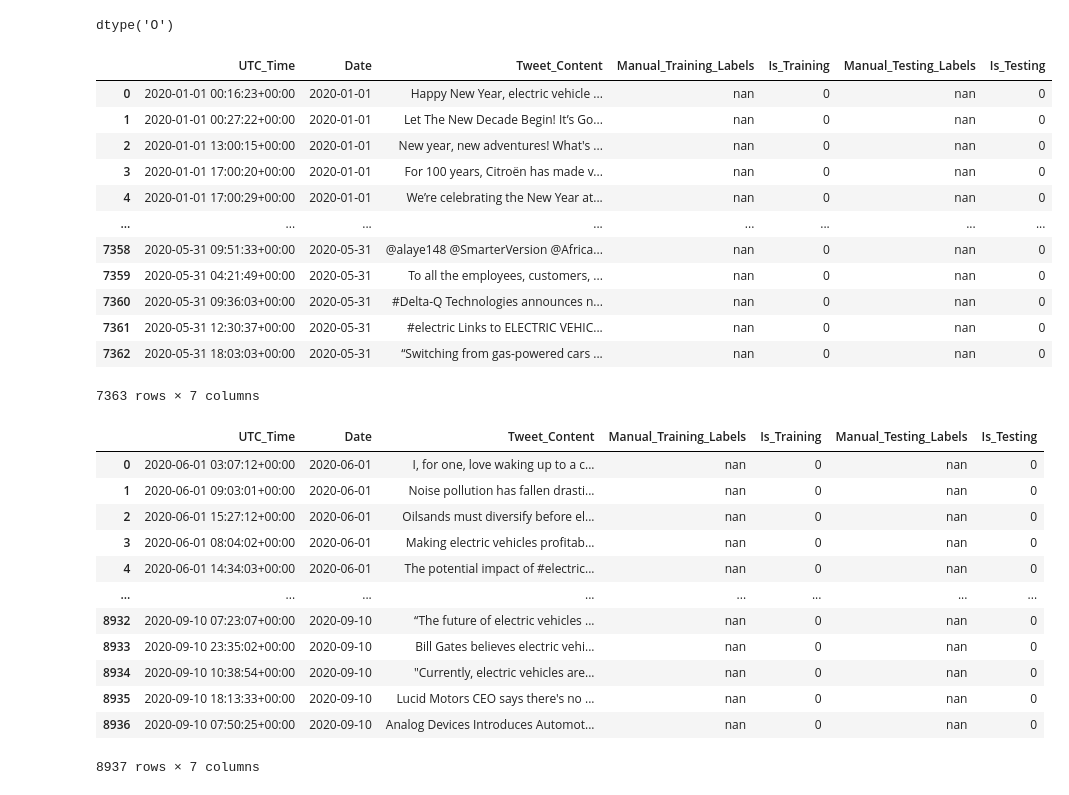
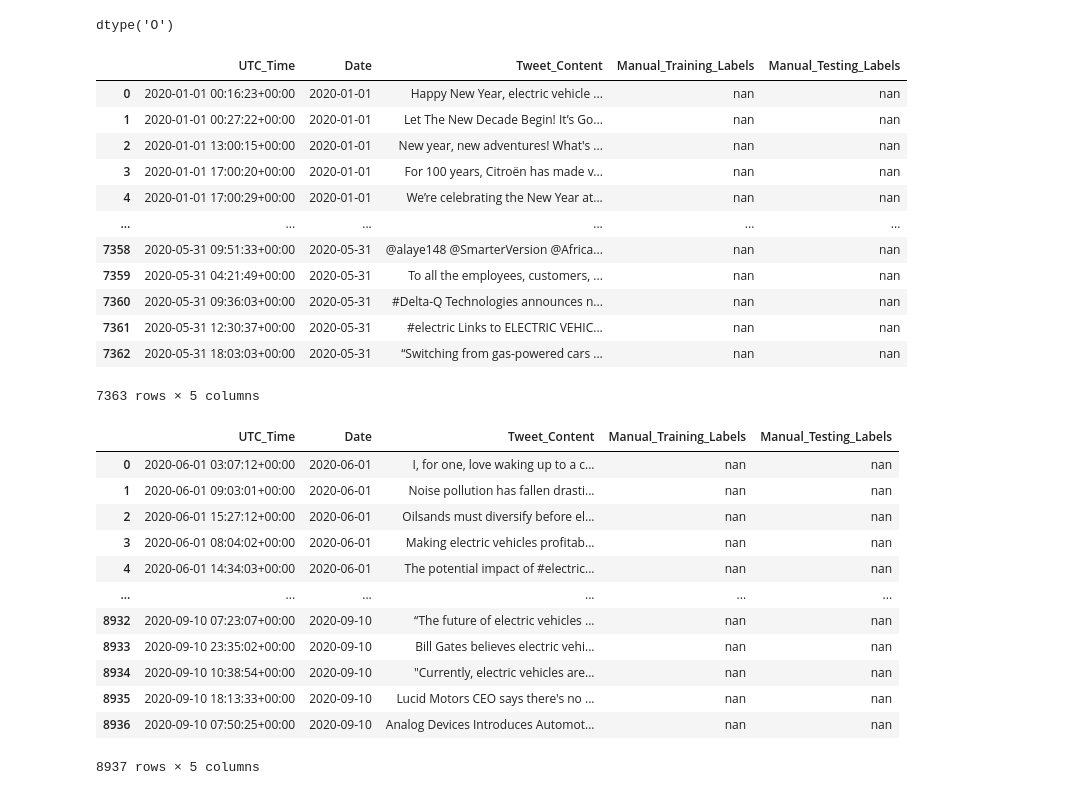
Before and after one commit to rrandev03/NLP_Final, a Jupyter notebook: 200_code/rishika_labeling.ipynb, the cells around one changed output. Cells and saved outputs as stored; diff of their text form; code cells hidden in the pictures.

```diff
--- a/200_code/rishika_labeling.ipynb
+++ b/200_code/rishika_labeling.ipynb
@@ -64,7 +64,7 @@ train_manual_labels = [
     "Neutral",
     "Positive",
     "Neutral",
-    "Positive",
+    "Negative",
     "Neutral",
     "Positive",
     "Positive",
@@ -74,6 +74,4 @@ train_manual_labels = [
 assert len(train_manual_labels) == 25
 # %%
 jan_2020.loc[train, "Manual_Training_Labels"] = train_manual_labels
-# %%
-jan_2020["Is_Training"] = jan_2020["Manual_Training_Labels"].isna().astype(int)
 # %%
@@ -144,6 +142,4 @@ test_manual_labels = [
 assert len(test_manual_labels) == 13
 # %%
 jan_2020.loc[test, "Manual_Testing_Labels"] = test_manual_labels
-# %%
-jan_2020["Is_Testing"] = jan_2020["Manual_Testing_Labels"].isna().astype(int)
 # %%
@@ -330,30 +322,28 @@ june_2020["Date"] = pd.to_datetime(june_2020["UTC_Time"]).dt.date
 # %%
 jan_2020_final = jan_2020[
     [
         "UTC_Time",
         "Date",
         "Tweet_Content",
         "Manual_Training_Labels",
-        "Is_Training",
         "Manual_Testing_Labels",
-        "Is_Testing",
     ]
 ]
 jan_2020_final
 # %% [output]
-|  | UTC_Time | Date | Tweet_Content | Manual_Training_Labels | Is_Training | Manual_Testing_Labels | Is_Testing |
-| 0 | 2020-01-01 00:16:23+00:00 | 2020-01-01 | Happy New Year, electric vehicle ... | nan | 0 | nan | 0 |
-| 1 | 2020-01-01 00:27:22+00:00 | 2020-01-01 | Let The New Decade Begin! It’s Go... | nan | 0 | nan | 0 |
-| 2 | 2020-01-01 13:00:15+00:00 | 2020-01-01 | New year, new adventures! What's ... | nan | 0 | nan | 0 |
-| 3 | 2020-01-01 17:00:20+00:00 | 2020-01-01 | For 100 years, Citroën has made v... | nan | 0 | nan | 0 |
-| 4 | 2020-01-01 17:00:29+00:00 | 2020-01-01 | We’re celebrating the New Year at... | nan | 0 | nan | 0 |
-| ... | ... | ... | ... | ... | ... | ... | ... |
-| 7358 | 2020-05-31 09:51:33+00:00 | 2020-05-31 | @alaye148 @SmarterVersion @Africa... | nan | 0 | nan | 0 |
-| 7359 | 2020-05-31 04:21:49+00:00 | 2020-05-31 | To all the employees, customers, ... | nan | 0 | nan | 0 |
-| 7360 | 2020-05-31 09:36:03+00:00 | 2020-05-31 | #Delta-Q Technologies announces n... | nan | 0 | nan | 0 |
-| 7361 | 2020-05-31 12:30:37+00:00 | 2020-05-31 | #electric Links to ELECTRIC VEHIC... | nan | 0 | nan | 0 |
-| 7362 | 2020-05-31 18:03:03+00:00 | 2020-05-31 | “Switching from gas-powered cars ... | nan | 0 | nan | 0 |
+|  | UTC_Time | Date | Tweet_Content | Manual_Training_Labels | Manual_Testing_Labels |
+| 0 | 2020-01-01 00:16:23+00:00 | 2020-01-01 | Happy New Year, electric vehicle ... | nan | nan |
+| 1 | 2020-01-01 00:27:22+00:00 | 2020-01-01 | Let The New Decade Begin! It’s Go... | nan | nan |
+| 2 | 2020-01-01 13:00:15+00:00 | 2020-01-01 | New year, new adventures! What's ... | nan | nan |
+| 3 | 2020-01-01 17:00:20+00:00 | 2020-01-01 | For 100 years, Citroën has made v... | nan | nan |
+| 4 | 2020-01-01 17:00:29+00:00 | 2020-01-01 | We’re celebrating the New Year at... | nan | nan |
+| ... | ... | ... | ... | ... | ... |
+| 7358 | 2020-05-31 09:51:33+00:00 | 2020-05-31 | @alaye148 @SmarterVersion @Africa... | nan | nan |
+| 7359 | 2020-05-31 04:21:49+00:00 | 2020-05-31 | To all the employees, customers, ... | nan | nan |
+| 7360 | 2020-05-31 09:36:03+00:00 | 2020-05-31 | #Delta-Q Technologies announces n... | nan | nan |
+| 7361 | 2020-05-31 12:30:37+00:00 | 2020-05-31 | #electric Links to ELECTRIC VEHIC... | nan | nan |
+| 7362 | 2020-05-31 18:03:03+00:00 | 2020-05-31 | “Switching from gas-powered cars ... | nan | nan |
-7363 rows × 7 columns
+7363 rows × 5 columns
 # %%
 june_2020_final = june_2020[
     [
@@ -361,26 +351,24 @@ june_2020_final = june_2020[
         "Date",
         "Tweet_Content",
         "Manual_Training_Labels",
-        "Is_Training",
         "Manual_Testing_Labels",
-        "Is_Testing",
     ]
 ]
 june_2020_final
 # %% [output]
-|  | UTC_Time | Date | Tweet_Content | Manual_Training_Labels | Is_Training | Manual_Testing_Labels | Is_Testing |
-| 0 | 2020-06-01 03:07:12+00:00 | 2020-06-01 | I, for one, love waking up to a c... | nan | 0 | nan | 0 |
-| 1 | 2020-06-01 09:03:01+00:00 | 2020-06-01 | Noise pollution has fallen drasti... | nan | 0 | nan | 0 |
-| 2 | 2020-06-01 15:27:12+00:00 | 2020-06-01 | Oilsands must diversify before el... | nan | 0 | nan | 0 |
-| 3 | 2020-06-01 08:04:02+00:00 | 2020-06-01 | Making electric vehicles profitab... | nan | 0 | nan | 0 |
-| 4 | 2020-06-01 14:34:03+00:00 | 2020-06-01 | The potential impact of #electric... | nan | 0 | nan | 0 |
-| ... | ... | ... | ... | ... | ... | ... | ... |
-| 8932 | 2020-09-10 07:23:07+00:00 | 2020-09-10 | “The future of electric vehicles ... | nan | 0 | nan | 0 |
-| 8933 | 2020-09-10 23:35:02+00:00 | 2020-09-10 | Bill Gates believes electric vehi... | nan | 0 | nan | 0 |
-| 8934 | 2020-09-10 10:38:54+00:00 | 2020-09-10 | "Currently, electric vehicles are... | nan | 0 | nan | 0 |
-| 8935 | 2020-09-10 18:13:33+00:00 | 2020-09-10 | Lucid Motors CEO says there's no ... | nan | 0 | nan | 0 |
-| 8936 | 2020-09-10 07:50:25+00:00 | 2020-09-10 | Analog Devices Introduces Automot... | nan | 0 | nan | 0 |
+|  | UTC_Time | Date | Tweet_Content | Manual_Training_Labels | Manual_Testing_Labels |
+| 0 | 2020-06-01 03:07:12+00:00 | 2020-06-01 | I, for one, love waking up to a c... | nan | nan |
+| 1 | 2020-06-01 09:03:01+00:00 | 2020-06-01 | Noise pollution has fallen drasti... | nan | nan |
+| 2 | 2020-06-01 15:27:12+00:00 | 2020-06-01 | Oilsands must diversify before el... | nan | nan |
+| 3 | 2020-06-01 08:04:02+00:00 | 2020-06-01 | Making electric vehicles profitab... | nan | nan |
+| 4 | 2020-06-01 14:34:03+00:00 | 2020-06-01 | The potential impact of #electric... | nan | nan |
+| ... | ... | ... | ... | ... | ... |
+| 8932 | 2020-09-10 07:23:07+00:00 | 2020-09-10 | “The future of electric vehicles ... | nan | nan |
+| 8933 | 2020-09-10 23:35:02+00:00 | 2020-09-10 | Bill Gates believes electric vehi... | nan | nan |
+| 8934 | 2020-09-10 10:38:54+00:00 | 2020-09-10 | "Currently, electric vehicles are... | nan | nan |
+| 8935 | 2020-09-10 18:13:33+00:00 | 2020-09-10 | Lucid Motors CEO says there's no ... | nan | nan |
+| 8936 | 2020-09-10 07:50:25+00:00 | 2020-09-10 | Analog Devices Introduces Automot... | nan | nan |
-8937 rows × 7 columns
+8937 rows × 5 columns
 # %%
 jan_2020_final.to_csv("../100_data/102_processed/jan_2020_processed.csv")
 june_2020_final.to_csv("../100_data/102_processed/june_2020_processed.csv")
```
Also changed, not shown: parts of 7 cells of this notebook, 2 other files.
